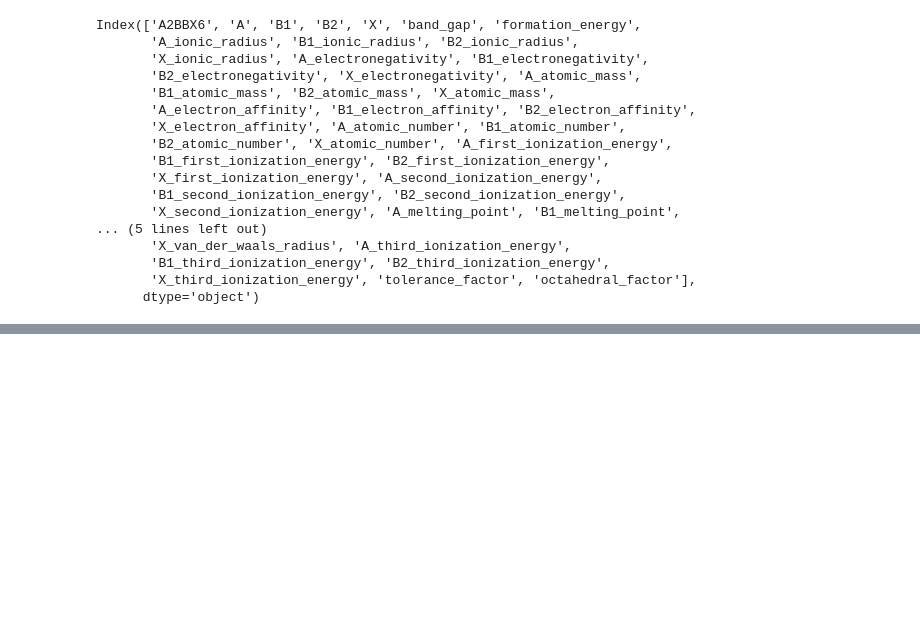
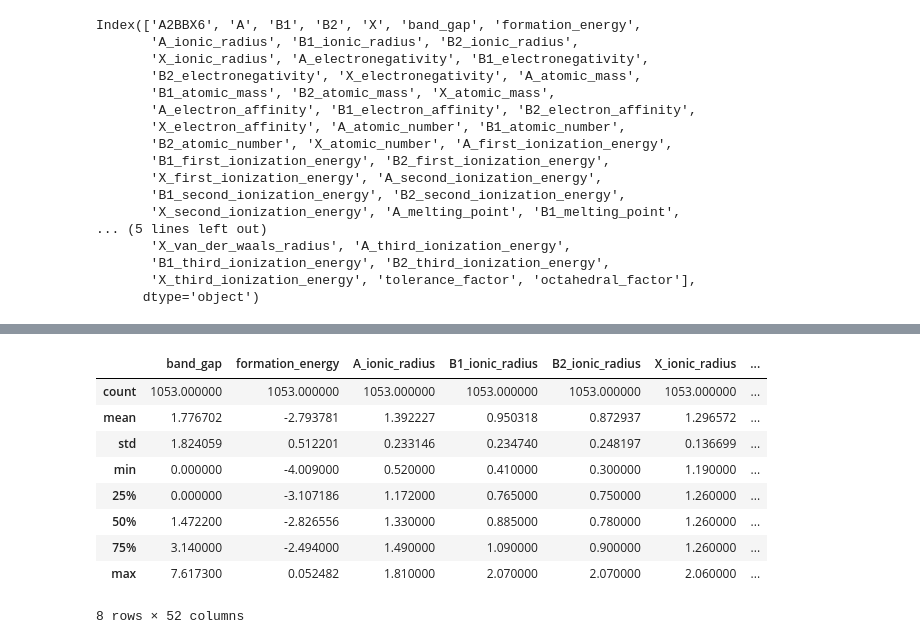
Before and after one commit to jetyue04/bandgap-prediction, a Jupyter notebook: notebooks/test.ipynb, the cells around one changed output, grey strips where cells are left out. Cells and saved outputs as stored; diff of their text form; code cells hidden in the pictures; blank space fills up the shorter version.

```diff
--- a/notebooks/test.ipynb
+++ b/notebooks/test.ipynb
@@ -33,0 +76,13 @@ Index(['A2BBX6', 'A', 'B1', 'B2', 'X', 'band_gap', 'formation_energy',
+# %%
+df.describe()
+# %% [output]
+|  | band_gap | formation_energy | A_ionic_radius | B1_ionic_radius | B2_ionic_radius | X_ionic_radius | ... |
+| count | 1053.000000 | 1053.000000 | 1053.000000 | 1053.000000 | 1053.000000 | 1053.000000 | ... |
+| mean | 1.776702 | -2.793781 | 1.392227 | 0.950318 | 0.872937 | 1.296572 | ... |
+| std | 1.824059 | 0.512201 | 0.233146 | 0.234740 | 0.248197 | 0.136699 | ... |
+| min | 0.000000 | -4.009000 | 0.520000 | 0.410000 | 0.300000 | 1.190000 | ... |
+| 25% | 0.000000 | -3.107186 | 1.172000 | 0.765000 | 0.750000 | 1.260000 | ... |
+| 50% | 1.472200 | -2.826556 | 1.330000 | 0.885000 | 0.780000 | 1.260000 | ... |
+| 75% | 3.140000 | -2.494000 | 1.490000 | 1.090000 | 0.900000 | 1.260000 | ... |
+| max | 7.617300 | 0.052482 | 1.810000 | 2.070000 | 2.070000 | 2.060000 | ... |
+8 rows × 52 columns
```
Also changed, not shown: parts of 8 cells of this notebook, 4 other files.
